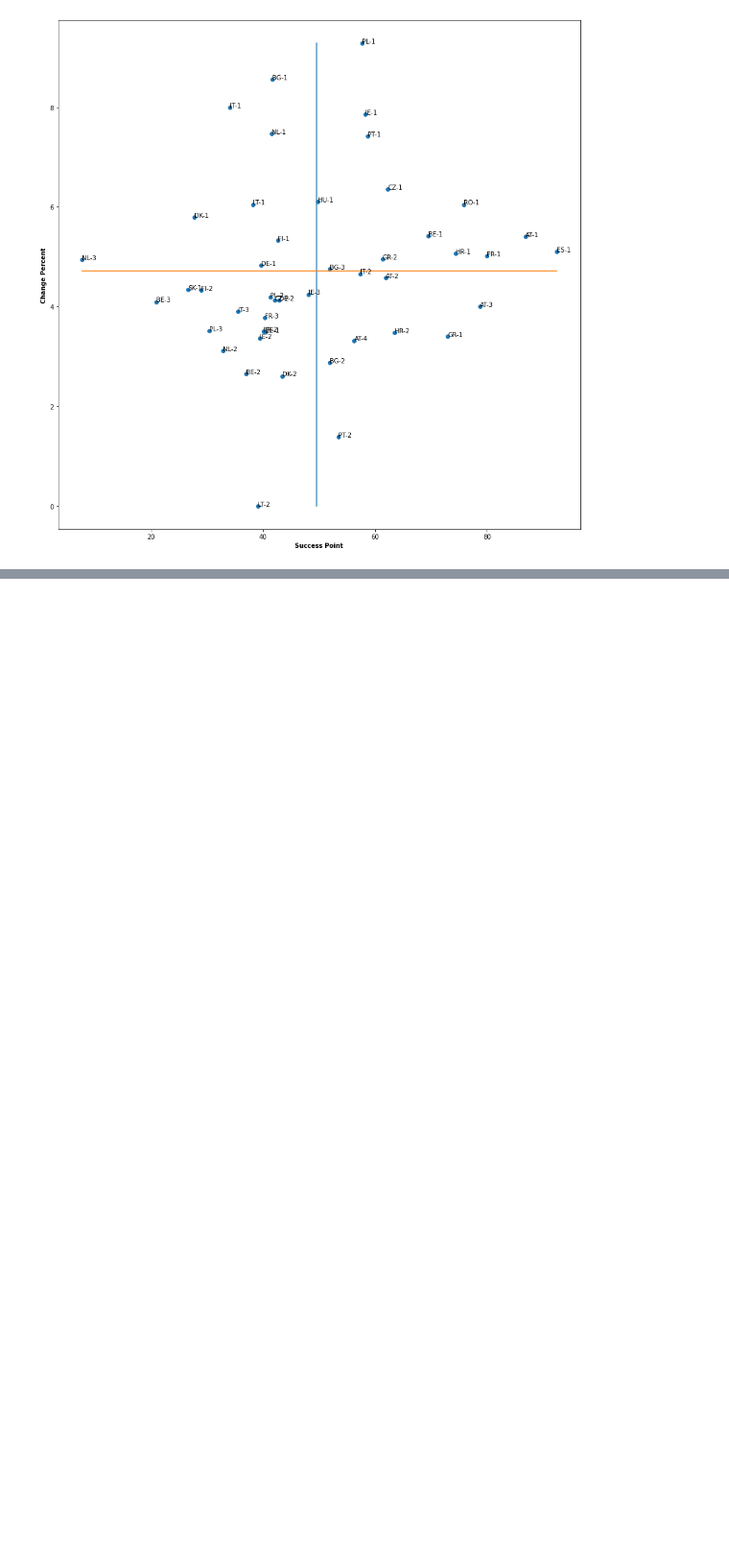
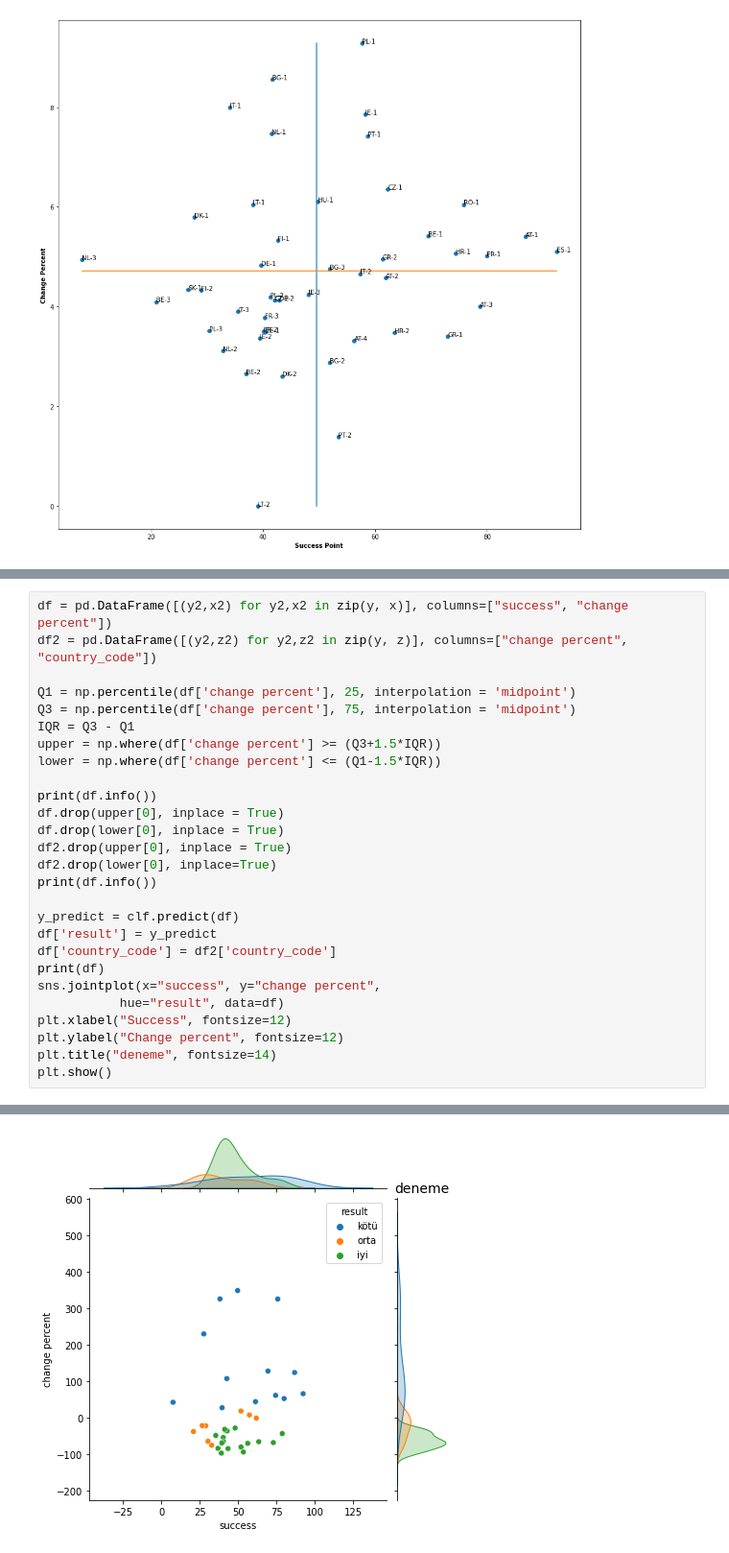
Before and after one commit to furkan116/covid-lockdown-data, a Jupyter notebook: main.ipynb, the cells around one changed output, grey strips where cells are left out. Shown at 96% size. Saved outputs shown, nothing was run; the diff lists cells and outputs as text; blank space fills up the shorter version.

```diff
--- a/main.ipynb
+++ b/main.ipynb
@@ -296,0 +320,28 @@ plt.show()
+# %%
+df = pd.DataFrame([(y2,x2) for y2,x2 in zip(y, x)], columns=["success", "change percent"])
+df2 = pd.DataFrame([(y2,z2) for y2,z2 in zip(y, z)], columns=["change percent", "country_code"])
+
+Q1 = np.percentile(df['change percent'], 25, interpolation = 'midpoint')
+Q3 = np.percentile(df['change percent'], 75, interpolation = 'midpoint')
+IQR = Q3 - Q1
+upper = np.where(df['change percent'] >= (Q3+1.5*IQR))
+lower = np.where(df['change percent'] <= (Q1-1.5*IQR))
+
+print(df.info())
+df.drop(upper[0], inplace = True)
+df.drop(lower[0], inplace = True)
+df2.drop(upper[0], inplace = True)
+df2.drop(lower[0], inplace=True)
+print(df.info())
+
+y_predict = clf.predict(df)
+df['result'] = y_predict
+df['country_code'] = df2['country_code']
+print(df)
+sns.jointplot(x="success", y="change percent",
+           hue="result", data=df)
+plt.xlabel("Success", fontsize=12)
+plt.ylabel("Change percent", fontsize=12)
+plt.title("deneme", fontsize=14)
+plt.show()
+# %% [output]
@@ -296,0 +365 @@ plt.show()
+[figure, added]
```
Also changed, not shown: parts of 3 cells of this notebook, 2 other files.
